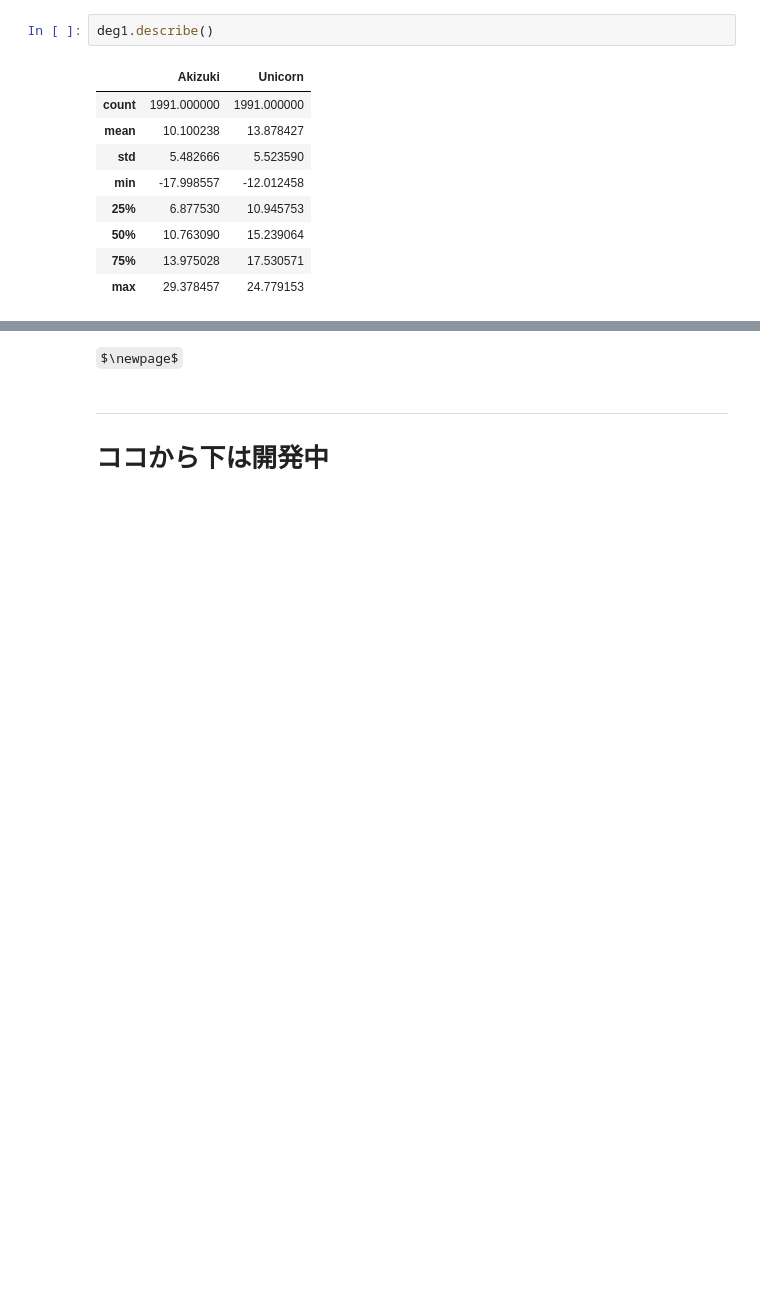
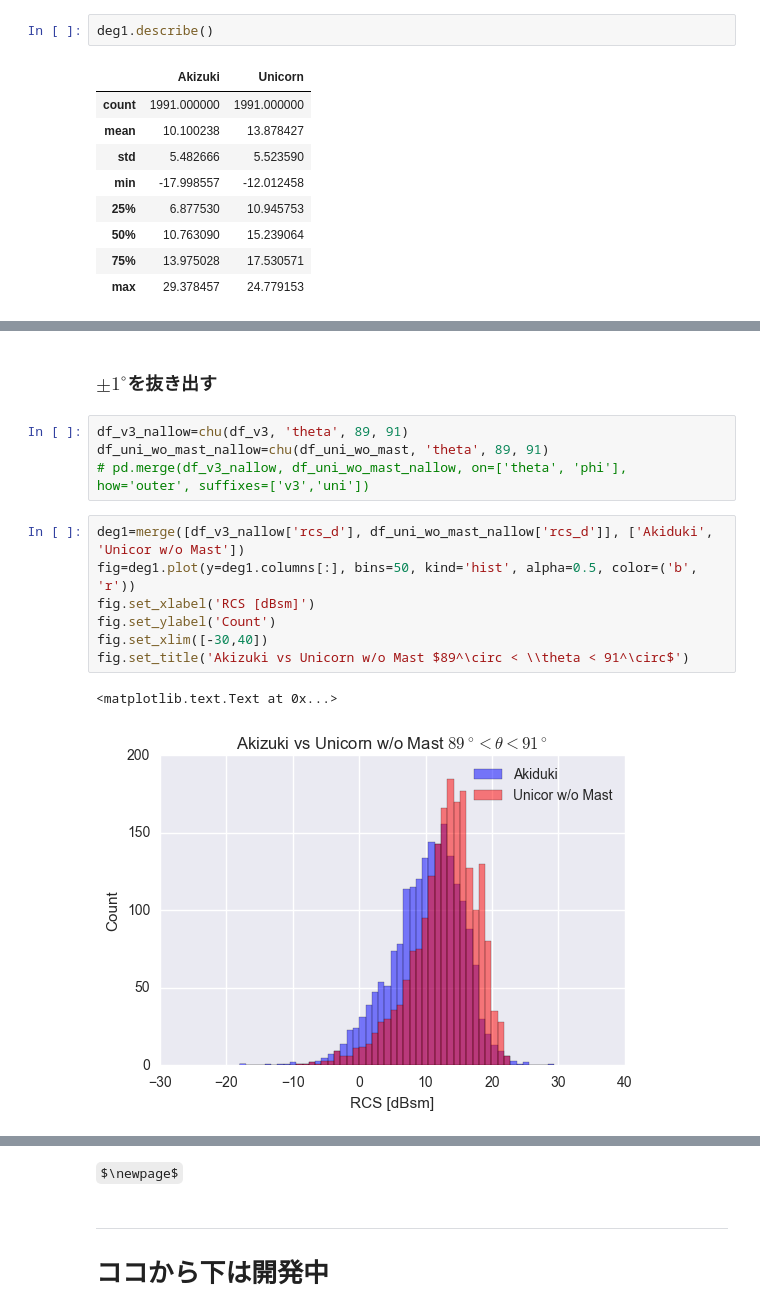
Before and after one commit to u1and0/PlotFEKO, a Jupyter notebook: plot_histgram.ipynb, the cells around one changed output, grey strips where cells are left out. Saved outputs shown, nothing was run; the diff lists cells and outputs as text; some formulas as TeX source; blank space fills up the shorter version.

```diff
--- a/plot_histgram.ipynb
+++ b/plot_histgram.ipynb
@@ -983,0 +1056,16 @@ deg1.describe()
+# %% [markdown]
+### $\pm1^\circ$を抜き出す
+# %%
+df_v3_nallow=chu(df_v3, 'theta', 89, 91)
+df_uni_wo_mast_nallow=chu(df_uni_wo_mast, 'theta', 89, 91)
+# pd.merge(df_v3_nallow, df_uni_wo_mast_nallow, on=['theta', 'phi'], how='outer', suffixes=['v3','uni'])
+# %%
+deg1=merge([df_v3_nallow['rcs_d'], df_uni_wo_mast_nallow['rcs_d']], ['Akiduki', 'Unicor w/o Mast'])
+fig=deg1.plot(y=deg1.columns[:], bins=50, kind='hist', alpha=0.5, color=('b', 'r'))
+fig.set_xlabel('RCS [dBsm]')
+fig.set_ylabel('Count')
+fig.set_xlim([-30,40])
+fig.set_title('Akizuki vs Unicorn w/o Mast $89^\circ < \\theta < 91^\circ$')
+# %% [output]
+<matplotlib.text.Text at 0x...>
+[figure, added]
```
Also changed, not shown: parts of 11 cells of this notebook.
